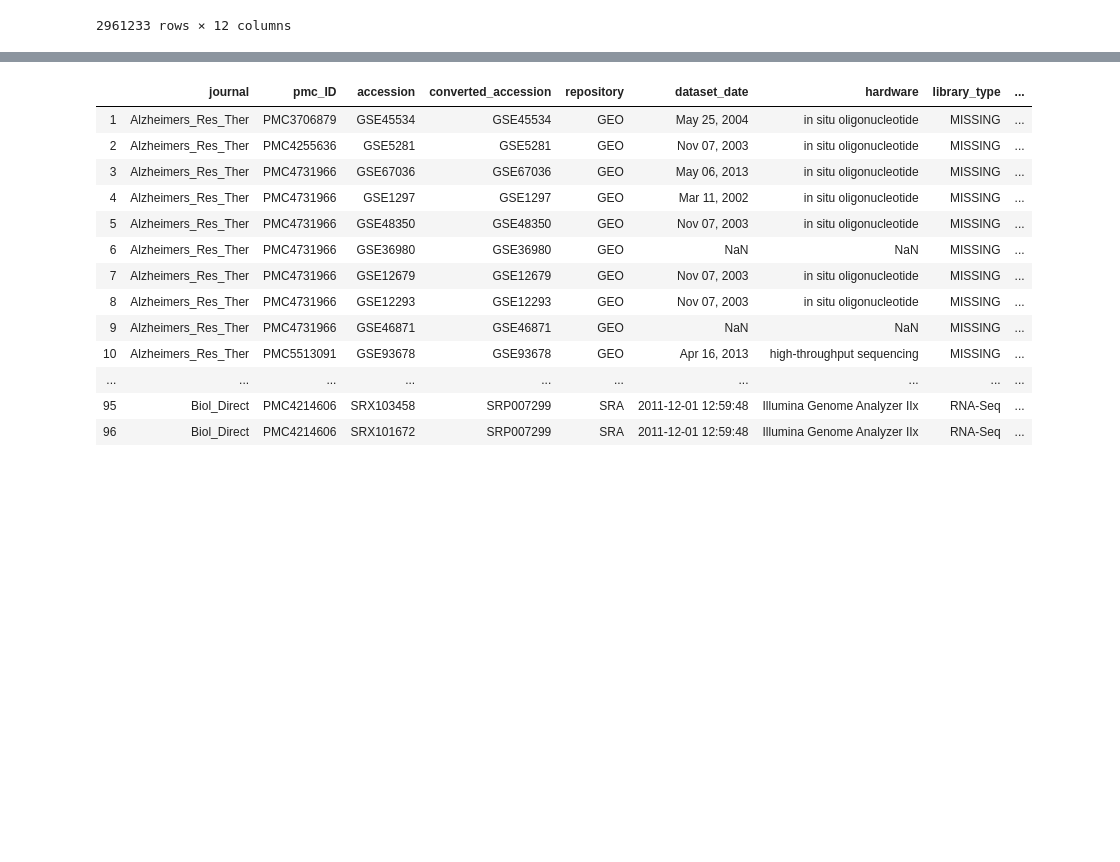
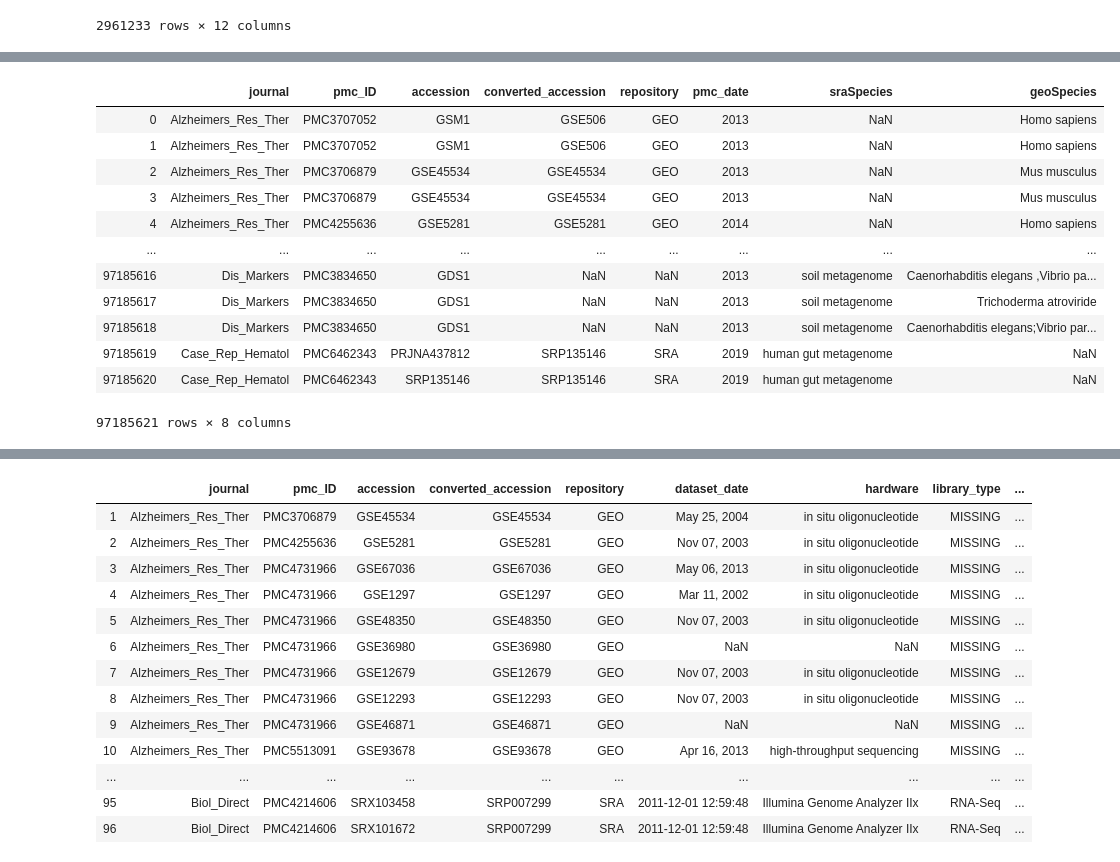
Before and after one commit to smangul1/data_reusability, a Jupyter notebook: jupyter_notebooks/Clean_Accessions.ipynb, the cells around one changed output, grey strips where cells are left out. Saved outputs shown, nothing was run; the diff lists cells and outputs as text; code cells hidden in the pictures; blank space fills up the shorter version.

```diff
--- a/jupyter_notebooks/Clean_Accessions.ipynb
+++ b/jupyter_notebooks/Clean_Accessions.ipynb
@@ -320,6 +280,6 @@ geoAttributes
 | 2961232 | GPL27555 | Illumina HiSeq 2500 (Caenorhabdit... | high-throughput sequencing | Caenorhabditis elegans;Vibrio par... | 0 | 0 | 0 | GEO | ... |
 2961233 rows × 12 columns
 # %%
-# temporary mini dataframe...
-pmcData = pmcData.iloc[1:100]
-pmcData
+# # temporary mini dataframe...
+# pmcData = pmcData.iloc[1:100]
+# pmcData
@@ -344,0 +311,17 @@ pmcData
+# %%
+slicedGEOAtt = geoAttributes[['Series', 'Taxonomy']]
+slicedGEOAtt.columns = ['converted_accession', 'geoSpecies']
+slicedGEOAtt = slicedGEOAtt.drop_duplicates(subset = ['geoSpecies'])
+
+slicedSRAAtt = sraAttributes[['SRAStudy', 'ScientificName']]
+slicedSRAAtt.columns = ['converted_accession', 'sraSpecies']
+slicedSRAAtt = slicedSRAAtt.drop_duplicates(subset = ['sraSpecies'])
+
+# slicedGEOAtt
+# mergedGEO = pd.merge(pmcData, slicedGEOAtt, how = 'left', on = 'converted_accession')
+# mergedSRA = pd.merge(mergedGEO, slicedSRAAtt, how = 'left', on = 'converted_accession')
+
+mergedSRA = pd.merge(pmcData, slicedSRAAtt, how = 'left', on = 'converted_accession')
+
+mergedSRA = mergedSRA.drop_duplicates()
+mergedSRA
@@ -344,0 +342,18 @@ pmcData
+# %%
+mergedGEO = pd.merge(mergedSRA, slicedGEOAtt, how = 'left', on = 'converted_accession')
+mergedGEO.dropna(subset = ['converted_accession'])
+mergedGEO
+# %% [output]
+|  | journal | pmc_ID | accession | converted_accession | repository | pmc_date | sraSpecies | geoSpecies |
+| 0 | Alzheimers_Res_Ther | PMC3707052 | GSM1 | GSE506 | GEO | 2013 | NaN | Homo sapiens |
+| 1 | Alzheimers_Res_Ther | PMC3707052 | GSM1 | GSE506 | GEO | 2013 | NaN | Homo sapiens |
+| 2 | Alzheimers_Res_Ther | PMC3706879 | GSE45534 | GSE45534 | GEO | 2013 | NaN | Mus musculus |
+| 3 | Alzheimers_Res_Ther | PMC3706879 | GSE45534 | GSE45534 | GEO | 2013 | NaN | Mus musculus |
+| 4 | Alzheimers_Res_Ther | PMC4255636 | GSE5281 | GSE5281 | GEO | 2014 | NaN | Homo sapiens |
+| ... | ... | ... | ... | ... | ... | ... | ... | ... |
+| 97185616 | Dis_Markers | PMC3834650 | GDS1 | NaN | NaN | 2013 | soil metagenome | Caenorhabditis elegans ,Vibrio pa... |
+| 97185617 | Dis_Markers | PMC3834650 | GDS1 | NaN | NaN | 2013 | soil metagenome | Trichoderma atroviride |
+| 97185618 | Dis_Markers | PMC3834650 | GDS1 | NaN | NaN | 2013 | soil metagenome | Caenorhabditis elegans;Vibrio par... |
+| 97185619 | Case_Rep_Hematol | PMC6462343 | PRJNA437812 | SRP135146 | SRA | 2019 | human gut metagenome | NaN |
+| 97185620 | Case_Rep_Hematol | PMC6462343 | SRP135146 | SRP135146 | SRA | 2019 | human gut metagenome | NaN |
+97185621 rows × 8 columns
```
Also changed, not shown: parts of 13 cells of this notebook, 2 other files.
